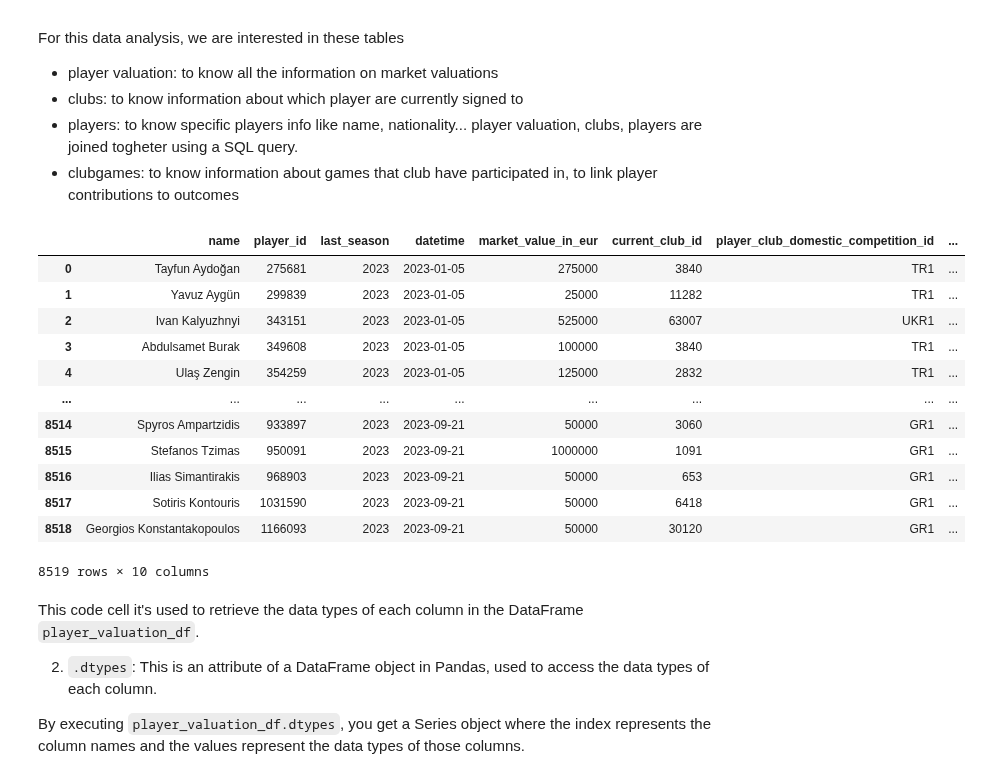
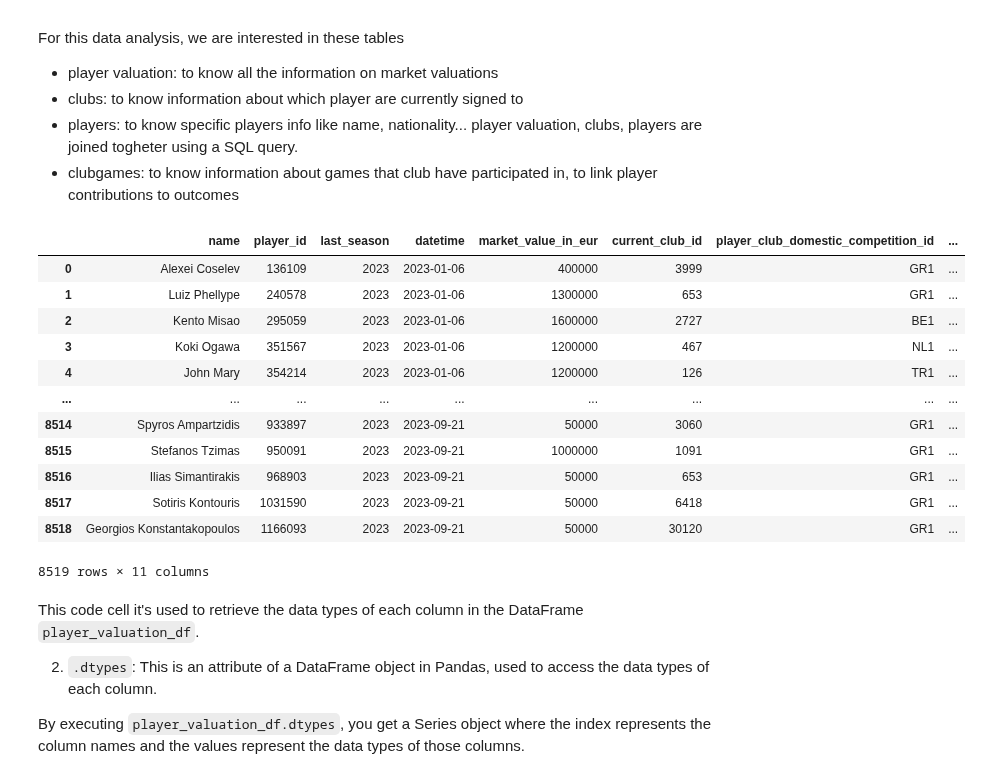
Before and after one commit to BonincontroL/IumTweb_project, a Jupyter notebook: solution/DataAnalysis/JupyterNotebooks/player_valuations.ipynb, the cells around one changed output. Drawn from its saved outputs; the diff is of its cells as text; code cells hidden in the pictures.

```diff
--- a/solution/DataAnalysis/JupyterNotebooks/player_valuations.ipynb
+++ b/solution/DataAnalysis/JupyterNotebooks/player_valuations.ipynb
@@ -24,25 +25,25 @@ player valuation, clubs, players are joined togheter using a SQL query.
 # %%
 #load data from postgresql database
 database_url="postgresql://postgres:123456@localhost:5432/db_test_project"
 engine = create_engine(database_url)
-player_valutations_df=pd.read_sql_query("SELECT p.name, pv.player_id,pv.last_season,pv.datetime,pv.market_value_in_eur,pv.current_club_id,pv.player_club_domestic_competition_id, c.name as club_name, c.squad_size, c.net_transfer_record FROM player_valuations pv JOIN clubs c on (pv.current_club_id = c.club_id) join players p on (p.player_id = pv.player_id) where p.last_season = 2023 and pv.date BETWEEN '20221211' and '20231213'",con=engine)
+player_valutations_df=pd.read_sql_query("SELECT p.name, pv.player_id,pv.last_season,pv.datetime,pv.market_value_in_eur,pv.current_club_id,pv.player_club_domestic_competition_id, comp.country_name, c.name as club_name, c.squad_size, c.net_transfer_record FROM player_valuations pv JOIN clubs c on (pv.current_club_id = c.club_id) join players p on (p.player_id = pv.player_id) join competitions comp on (comp.competition_id = pv.player_club_domestic_competition_id) where p.last_season = 2023 and pv.date BETWEEN '20221211' and '20231213'",con=engine)
 clubs_df=pd.read_sql_query("SELECT * from clubs",con=engine)
 
 player_valutations_df
 # %% [output]
 |  | name | player_id | last_season | datetime | market_value_in_eur | current_club_id | player_club_domestic_competition_id | ... |
-| 0 | Tayfun Aydoğan | 275681 | 2023 | 2023-01-05 | 275000 | 3840 | TR1 | ... |
-| 1 | Yavuz Aygün | 299839 | 2023 | 2023-01-05 | 25000 | 11282 | TR1 | ... |
-| 2 | Ivan Kalyuzhnyi | 343151 | 2023 | 2023-01-05 | 525000 | 63007 | UKR1 | ... |
-| 3 | Abdulsamet Burak | 349608 | 2023 | 2023-01-05 | 100000 | 3840 | TR1 | ... |
-| 4 | Ulaş Zengin | 354259 | 2023 | 2023-01-05 | 125000 | 2832 | TR1 | ... |
+| 0 | Alexei Coselev | 136109 | 2023 | 2023-01-06 | 400000 | 3999 | GR1 | ... |
+| 1 | Luiz Phellype | 240578 | 2023 | 2023-01-06 | 1300000 | 653 | GR1 | ... |
+| 2 | Kento Misao | 295059 | 2023 | 2023-01-06 | 1600000 | 2727 | BE1 | ... |
+| 3 | Koki Ogawa | 351567 | 2023 | 2023-01-06 | 1200000 | 467 | NL1 | ... |
+| 4 | John Mary | 354214 | 2023 | 2023-01-06 | 1200000 | 126 | TR1 | ... |
 | ... | ... | ... | ... | ... | ... | ... | ... | ... |
 | 8514 | Spyros Ampartzidis | 933897 | 2023 | 2023-09-21 | 50000 | 3060 | GR1 | ... |
 | 8515 | Stefanos Tzimas | 950091 | 2023 | 2023-09-21 | 1000000 | 1091 | GR1 | ... |
 | 8516 | Ilias Simantirakis | 968903 | 2023 | 2023-09-21 | 50000 | 653 | GR1 | ... |
 | 8517 | Sotiris Kontouris | 1031590 | 2023 | 2023-09-21 | 50000 | 6418 | GR1 | ... |
 | 8518 | Georgios Konstantakopoulos | 1166093 | 2023 | 2023-09-21 | 50000 | 30120 | GR1 | ... |
-8519 rows × 10 columns
+8519 rows × 11 columns
 # %% [markdown]
 This code cell it's used to retrieve the data types of each column in the DataFrame `player_valuation_df`.
 
```
Also changed, not shown: parts of 29 cells of this notebook.
